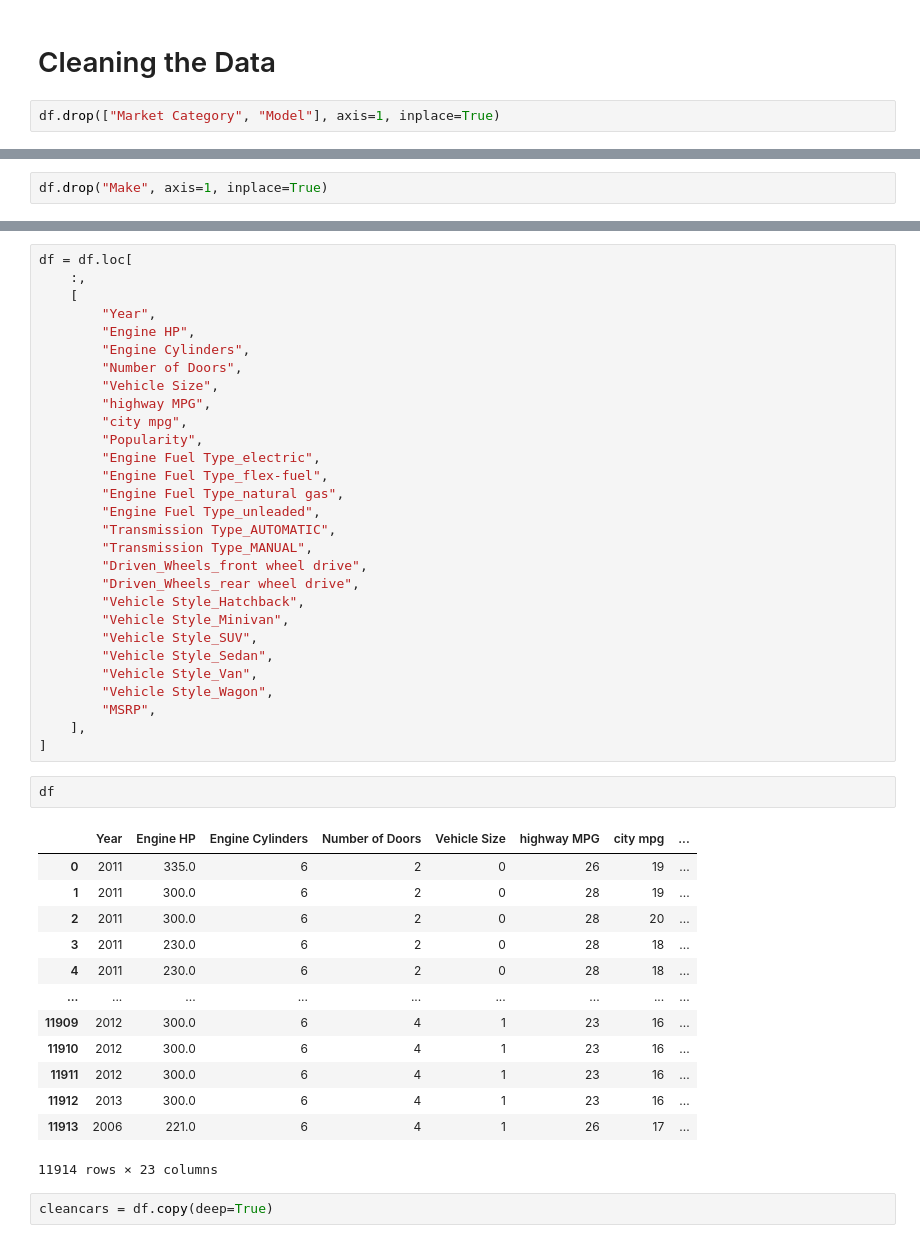
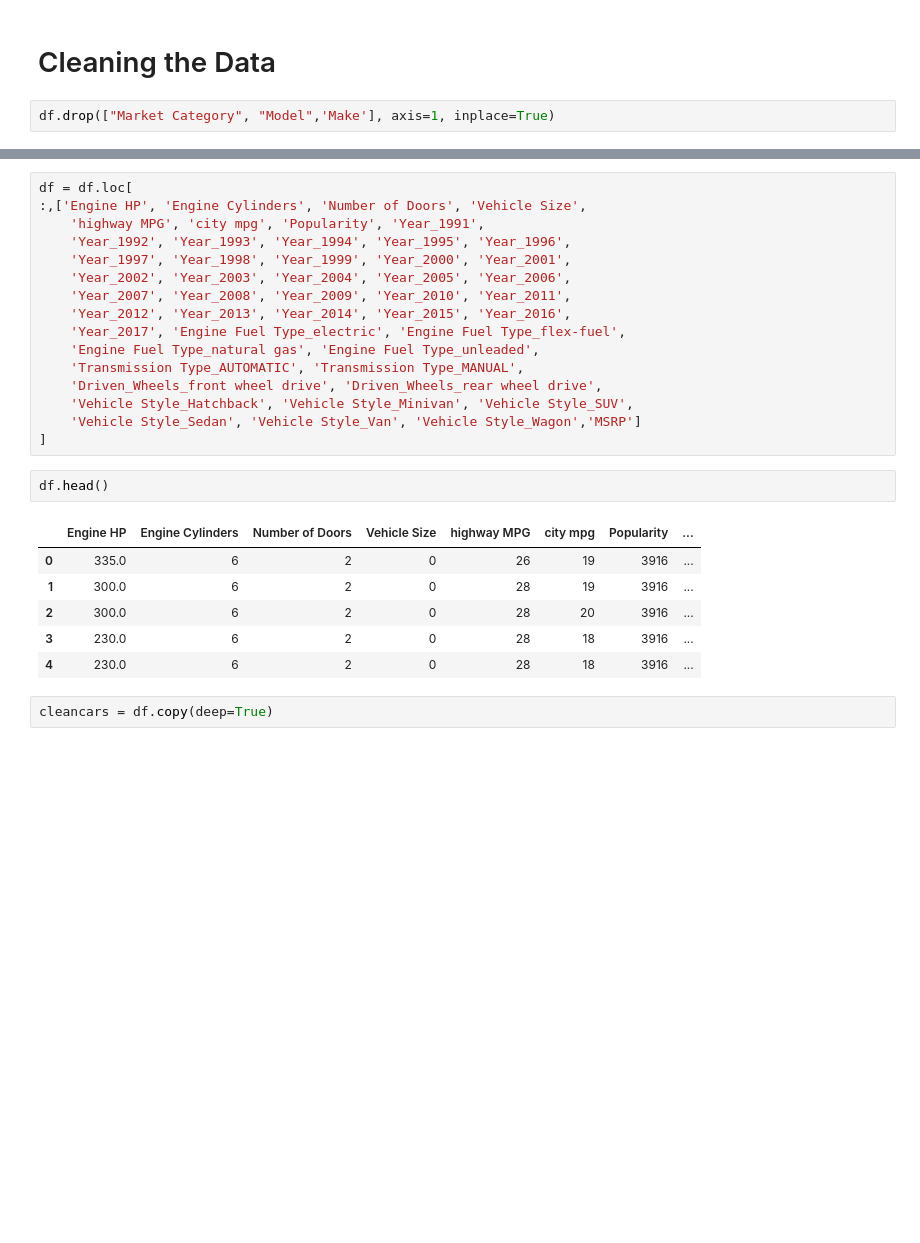
Before and after one commit to Harsh502s/ML-Assignments, a Jupyter notebook: Notebooks/Assignment 2 Cars LR.ipynb, the cells around one changed output, grey strips where cells are left out. Cells and saved outputs as stored; diff of their text form; blank space fills up the shorter version.

```diff
--- a/Notebooks/Assignment 2 Cars LR.ipynb
+++ b/Notebooks/Assignment 2 Cars LR.ipynb
@@ -91,7 +85,7 @@ dtype: int64
 # %% [markdown]
 # Cleaning the Data
 # %%
-df.drop(["Market Category", "Model"], axis=1, inplace=True)
+df.drop(["Market Category", "Model",'Make'], axis=1, inplace=True)
 # %%
 for i in list(df.columns):
     print(i, df[i].unique())
@@ -213,4 +198,2 @@ df = pd.get_dummies(
 )
-# %%
-df.drop("Make", axis=1, inplace=True)
 # %%
@@ -232,48 +208,28 @@ df
 # %%
 df = df.loc[
-    :,
-    [
-        "Year",
-        "Engine HP",
-        "Engine Cylinders",
-        "Number of Doors",
-        "Vehicle Size",
-        "highway MPG",
-        "city mpg",
-        "Popularity",
-        "Engine Fuel Type_electric",
-        "Engine Fuel Type_flex-fuel",
-        "Engine Fuel Type_natural gas",
-        "Engine Fuel Type_unleaded",
-        "Transmission Type_AUTOMATIC",
-        "Transmission Type_MANUAL",
-        "Driven_Wheels_front wheel drive",
-        "Driven_Wheels_rear wheel drive",
-        "Vehicle Style_Hatchback",
-        "Vehicle Style_Minivan",
-        "Vehicle Style_SUV",
-        "Vehicle Style_Sedan",
-        "Vehicle Style_Van",
-        "Vehicle Style_Wagon",
-        "MSRP",
-    ],
+:,['Engine HP', 'Engine Cylinders', 'Number of Doors', 'Vehicle Size',
+    'highway MPG', 'city mpg', 'Popularity', 'Year_1991',
+    'Year_1992', 'Year_1993', 'Year_1994', 'Year_1995', 'Year_1996',
+    'Year_1997', 'Year_1998', 'Year_1999', 'Year_2000', 'Year_2001',
+    'Year_2002', 'Year_2003', 'Year_2004', 'Year_2005', 'Year_2006',
+    'Year_2007', 'Year_2008', 'Year_2009', 'Year_2010', 'Year_2011',
+    'Year_2012', 'Year_2013', 'Year_2014', 'Year_2015', 'Year_2016',
+    'Year_2017', 'Engine Fuel Type_electric', 'Engine Fuel Type_flex-fuel',
+    'Engine Fuel Type_natural gas', 'Engine Fuel Type_unleaded',
+    'Transmission Type_AUTOMATIC', 'Transmission Type_MANUAL',
+    'Driven_Wheels_front wheel drive', 'Driven_Wheels_rear wheel drive',
+    'Vehicle Style_Hatchback', 'Vehicle Style_Minivan', 'Vehicle Style_SUV',
+    'Vehicle Style_Sedan', 'Vehicle Style_Van', 'Vehicle Style_Wagon','MSRP']
 ]
 # %%
-df
+df.head()
 # %% [output]
-|  | Year | Engine HP | Engine Cylinders | Number of Doors | Vehicle Size | highway MPG | city mpg | ... |
-| 0 | 2011 | 335.0 | 6 | 2 | 0 | 26 | 19 | ... |
-| 1 | 2011 | 300.0 | 6 | 2 | 0 | 28 | 19 | ... |
-| 2 | 2011 | 300.0 | 6 | 2 | 0 | 28 | 20 | ... |
-| 3 | 2011 | 230.0 | 6 | 2 | 0 | 28 | 18 | ... |
-| 4 | 2011 | 230.0 | 6 | 2 | 0 | 28 | 18 | ... |
-| ... | ... | ... | ... | ... | ... | ... | ... | ... |
-| 11909 | 2012 | 300.0 | 6 | 4 | 1 | 23 | 16 | ... |
-| 11910 | 2012 | 300.0 | 6 | 4 | 1 | 23 | 16 | ... |
-| 11911 | 2012 | 300.0 | 6 | 4 | 1 | 23 | 16 | ... |
-| 11912 | 2013 | 300.0 | 6 | 4 | 1 | 23 | 16 | ... |
-| 11913 | 2006 | 221.0 | 6 | 4 | 1 | 26 | 17 | ... |
+|  | Engine HP | Engine Cylinders | Number of Doors | Vehicle Size | highway MPG | city mpg | Popularity | ... |
+| 0 | 335.0 | 6 | 2 | 0 | 26 | 19 | 3916 | ... |
+| 1 | 300.0 | 6 | 2 | 0 | 28 | 19 | 3916 | ... |
+| 2 | 300.0 | 6 | 2 | 0 | 28 | 20 | 3916 | ... |
+| 3 | 230.0 | 6 | 2 | 0 | 28 | 18 | 3916 | ... |
+| 4 | 230.0 | 6 | 2 | 0 | 28 | 18 | 3916 | ... |
-11914 rows × 23 columns
 # %%
 cleancars = df.copy(deep=True)
 # %%
```
Also changed, not shown: parts of 39 cells of this notebook, 1 other file.
